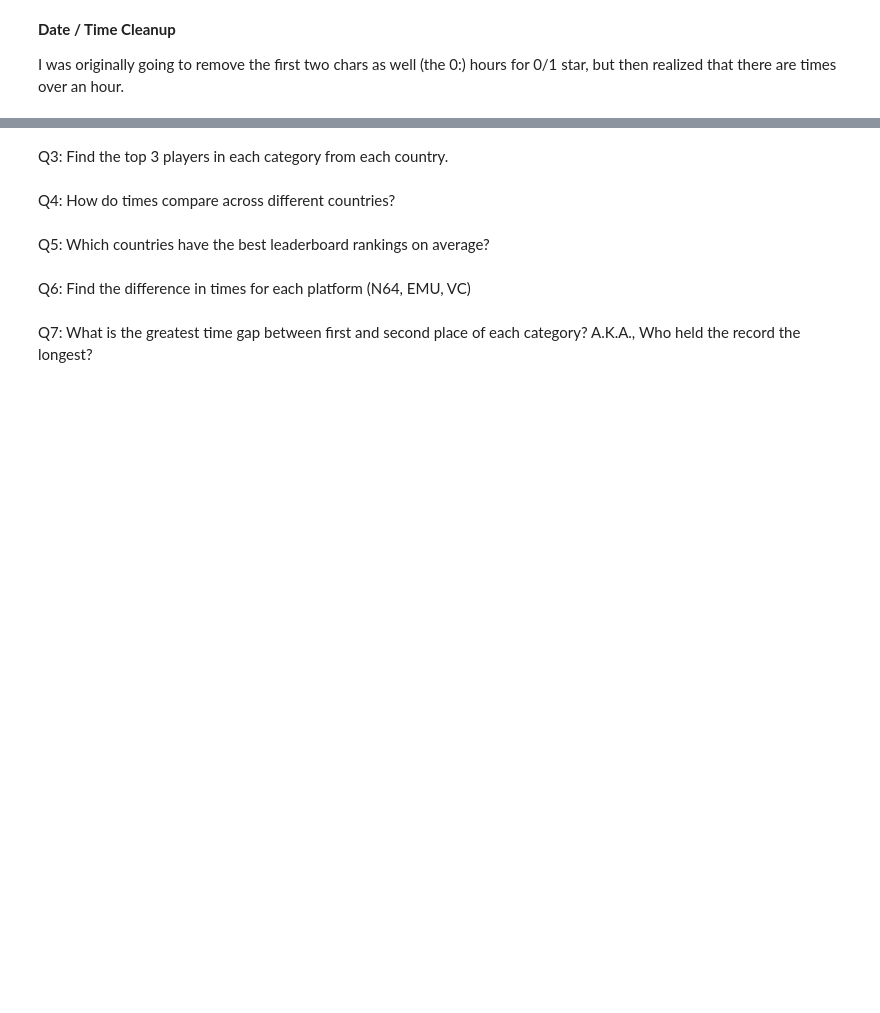
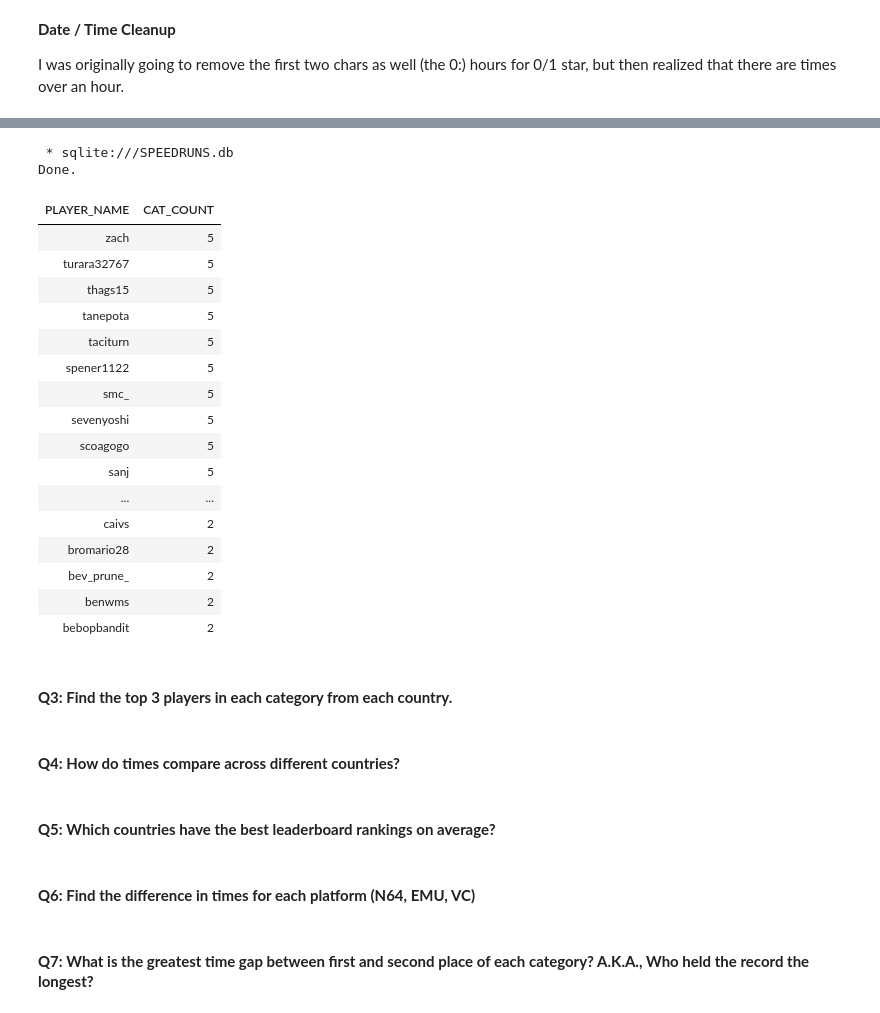
Before and after one commit to ouchmode/SM64-Speedrun-Data, a Jupyter notebook: SM64_Speedruns.ipynb, the cells around one changed output, grey strips where cells are left out. Saved outputs shown, nothing was run; the diff lists cells and outputs as text; code cells hidden in the pictures; blank space fills up the shorter version.

Commit message:
Answered Qs 1 and 2 in the 'Analyze' section that I made. These are mainly for some decent SQL practice.

```diff
--- a/SM64_Speedruns.ipynb
+++ b/SM64_Speedruns.ipynb
@@ -225,10 +256,51 @@ Q2: Find players who appear in more than one category.
+# %%
+%%sql
+
+/*
+    Mainly using MAX(RUN_TIME) to be able to use the GROUP BY since it requires an aggregate function.
+    I originally though it was just any function (I was just using scalar before).
+
+    (going the extra mile here for more fun - will do later)
+    Num of players with a RUN_COUNT of:
+        5:
+        4:
+        3:
+        2:
+        1:
+*/
+
+SELECT PLAYER_NAME, COUNT(PLAYER_NAME) AS CAT_COUNT
+FROM ALL_CAT_SPEEDRUNS
+GROUP BY PLAYER_NAME
+HAVING COUNT(PLAYER_NAME) > 1
+ORDER BY CAT_COUNT DESC;
+# %% [output]
+ * sqlite:///SPEEDRUNS.db
+Done.
+| PLAYER_NAME | CAT_COUNT |
+| zach | 5 |
+| turara32767 | 5 |
+| thags15 | 5 |
+| tanepota | 5 |
+| taciturn | 5 |
+| spener1122 | 5 |
+| smc_ | 5 |
+| sevenyoshi | 5 |
+| scoagogo | 5 |
+| sanj | 5 |
+| ... | ... |
+| caivs | 2 |
+| bromario28 | 2 |
+| bev_prune_ | 2 |
+| benwms | 2 |
+| bebopbandit | 2 |
 # %% [markdown]
-Q3: Find the top 3 players in each category from each country.
+#### **Q3: Find the top 3 players in each category from each country.**
 # %% [markdown]
-Q4: How do times compare across different countries?
+#### **Q4: How do times compare across different countries?**
 # %% [markdown]
-Q5: Which countries have the best leaderboard rankings on average?
+#### **Q5: Which countries have the best leaderboard rankings on average?**
 # %% [markdown]
-Q6: Find the difference in times for each platform (N64, EMU, VC)
+#### **Q6: Find the difference in times for each platform (N64, EMU, VC)**
 # %% [markdown]
-Q7: What is the greatest time gap between first and second place of each category? A.K.A., Who held the record the longest?
+#### **Q7: What is the greatest time gap between first and second place of each category? A.K.A., Who held the record the longest?**
```
Also changed, not shown: parts of 9 cells of this notebook.
